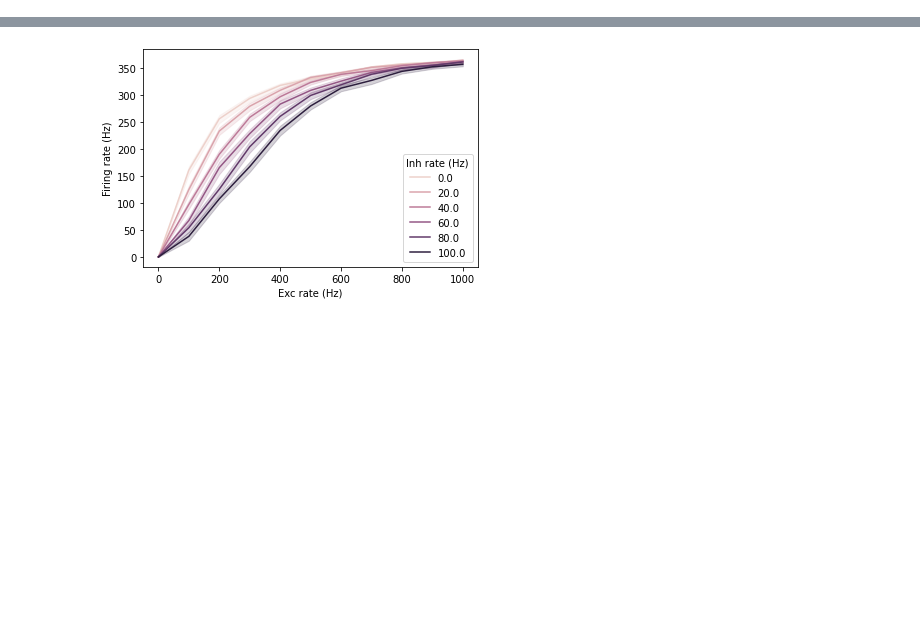
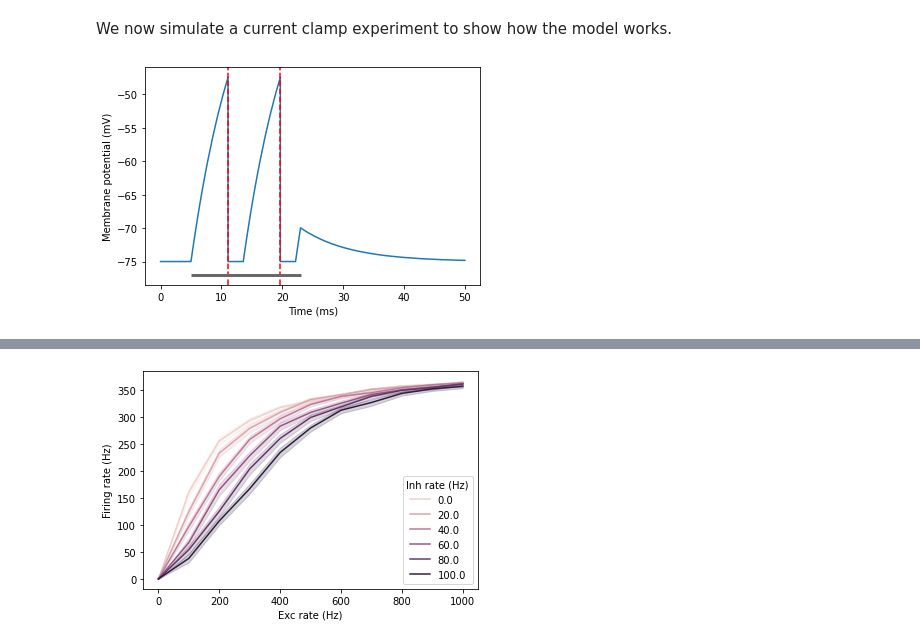
Before and after one commit to epiasini/neuronschool2022, a Jupyter notebook: Neuronschool-Tutorial.ipynb, the cells around one changed output, grey strips where cells are left out. Saved outputs shown, nothing was run; the diff lists cells and outputs as text; code cells hidden in the pictures; blank space fills up the shorter version.

```diff
--- a/Neuronschool-Tutorial.ipynb
+++ b/Neuronschool-Tutorial.ipynb
@@ -33,7 +55,6 @@ class COBA:
 
     def _setup_morphology(self):
         self.soma = h.Section(name="soma", cell=self)
-        self.all = self.soma.wholetree()
         self.soma.L = self.soma.diam = 5.6418958 * µm # this way the surface area is about 100µm^2
         self.area = self.soma.L * self.soma.diam * np.pi
 
@@ -54,13 +75,15 @@ class COBA:
             seg.pas.g = 385*1e-12 / (self.area/cm**2)  # Passive conductance in S/cm2
             seg.pas.e = -75 * mV  # Leak reversal potential
 
+        # Define timecourse and reversal potential of excitatory input
         self.exc = h.ExpSyn(self.soma(0.5))
-        self.exc.tau = 10
-        self.exc.e = 0
+        self.exc.tau = 10 * ms
+        self.exc.e = 0 * mV
 
+        # Define timecourse and reversal potential of inhibitory input
         self.inh = h.ExpSyn(self.soma(0.5))
-        self.inh.tau = 12
-        self.inh.e = -75
+        self.inh.tau = 12 * ms
+        self.inh.e = -75 * mV
 
     def __repr__(self):
         return f"Conductance-based IaF cell"
@@ -109,0 +90,24 @@ def rate_simulation(cell=None, exc_rate=10, inh_rate=0, duration=0.4, transient=
+# %% [markdown]
+We now simulate a current clamp experiment to show how the model works.
+# %%
+cell = COBA()
+stim = h.IClamp(cell.soma(1))
+stim.delay = 5
+stim.dur = 18
+stim.amp = 0.02 # (nA)
+soma_v = h.Vector().record(cell.soma(0.5)._ref_v)
+t = h.Vector().record(h._ref_t)
+
+h.v_init = -75
+h.tstop = 50
+h.finitialize()
+h.run()
+
+plt.plot(t, soma_v)
+for spike in cell.spike_times:
+    plt.axvline(spike, color='red', linestyle='--')
+plt.hlines(-77, stim.delay, stim.delay+stim.dur, linewidth=3, color='dimgray')
+plt.xlabel('Time (ms)')
+plt.ylabel('Membrane potential (mV)');
+# %% [output]
+[figure, added]
```
Also changed, not shown: parts of 22 cells of this notebook.
